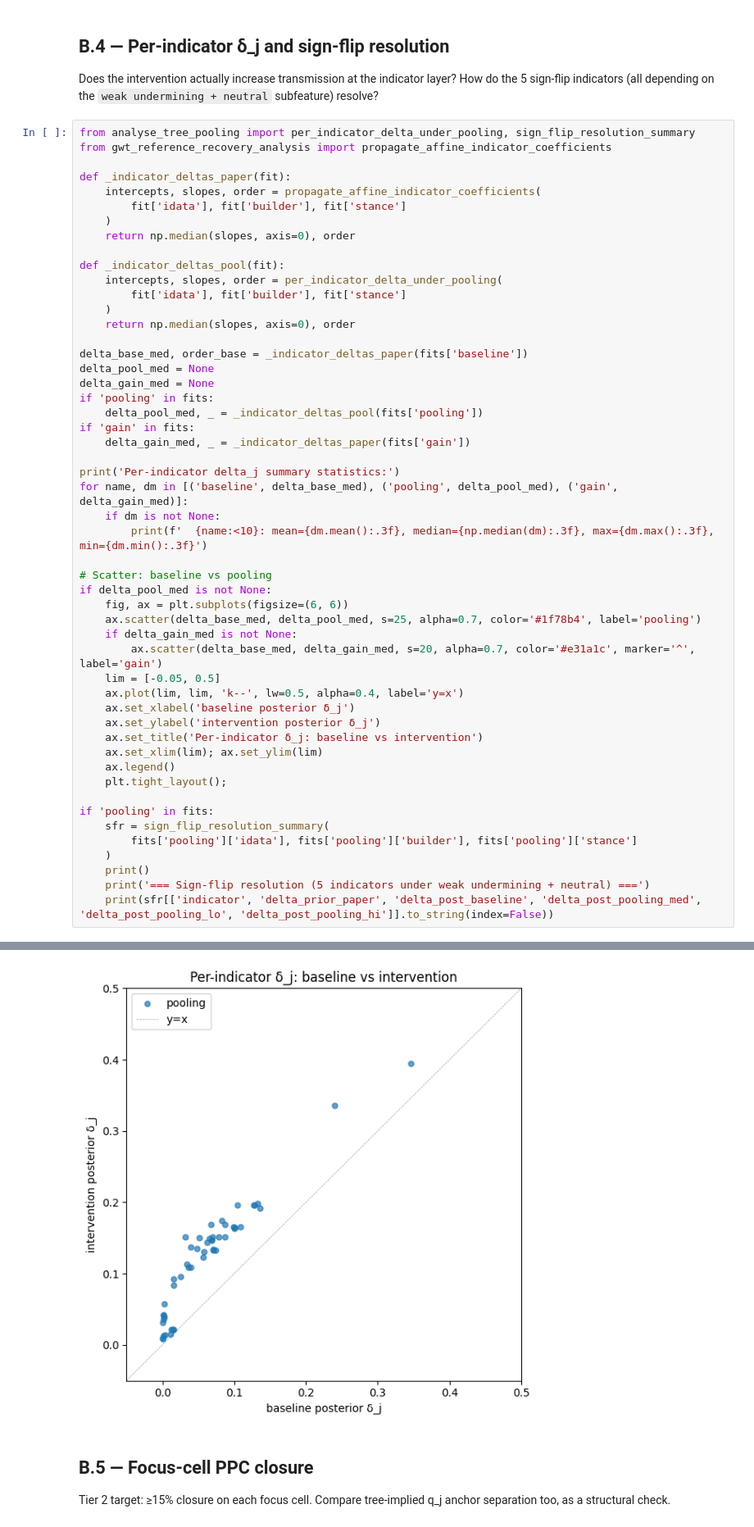
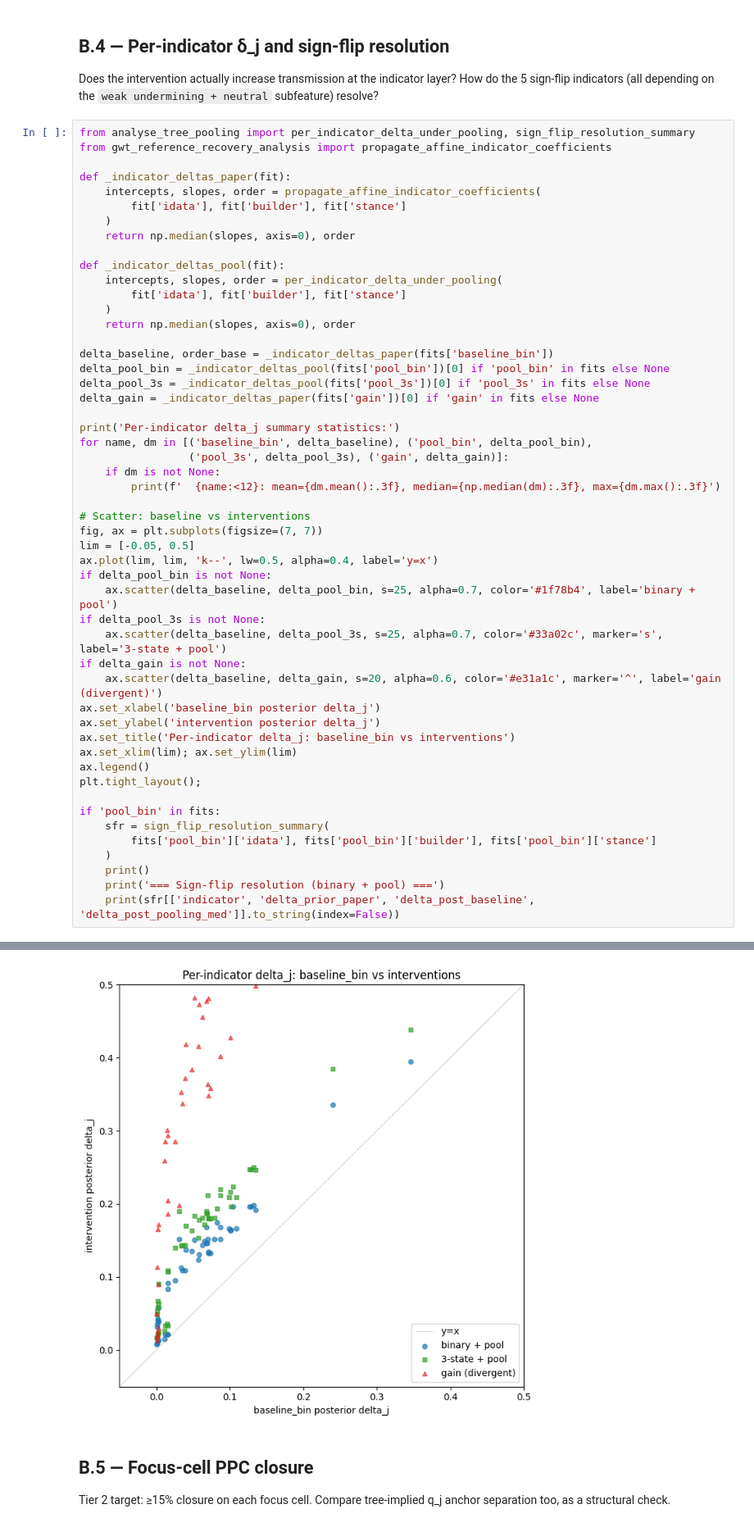
Before and after one commit to RyanJafefKelly/dcm-code, a Jupyter notebook: notebooks/18_gwt_tree_propagation.ipynb, the cells around one changed output, grey strips where cells are left out. Shown at 82% size. Cells and saved outputs as stored; diff of their text form.

```diff
--- a/notebooks/18_gwt_tree_propagation.ipynb
+++ b/notebooks/18_gwt_tree_propagation.ipynb
@@ -702,40 +688,40 @@ def _indicator_deltas_pool(fit):
     )
     return np.median(slopes, axis=0), order
 
-delta_base_med, order_base = _indicator_deltas_paper(fits['baseline'])
-delta_pool_med = None
-delta_gain_med = None
-if 'pooling' in fits:
-    delta_pool_med, _ = _indicator_deltas_pool(fits['pooling'])
-if 'gain' in fits:
-    delta_gain_med, _ = _indicator_deltas_paper(fits['gain'])
+delta_baseline, order_base = _indicator_deltas_paper(fits['baseline_bin'])
+delta_pool_bin = _indicator_deltas_pool(fits['pool_bin'])[0] if 'pool_bin' in fits else None
+delta_pool_3s = _indicator_deltas_pool(fits['pool_3s'])[0] if 'pool_3s' in fits else None
+delta_gain = _indicator_deltas_paper(fits['gain'])[0] if 'gain' in fits else None
 
 print('Per-indicator delta_j summary statistics:')
-for name, dm in [('baseline', delta_base_med), ('pooling', delta_pool_med), ('gain', delta_gain_med)]:
+for name, dm in [('baseline_bin', delta_baseline), ('pool_bin', delta_pool_bin),
+                 ('pool_3s', delta_pool_3s), ('gain', delta_gain)]:
     if dm is not None:
-        print(f'  {name:<10}: mean={dm.mean():.3f}, median={np.median(dm):.3f}, max={dm.max():.3f}, min={dm.min():.3f}')
+        print(f'  {name:<12}: mean={dm.mean():.3f}, median={np.median(dm):.3f}, max={dm.max():.3f}')
 
-# Scatter: baseline vs pooling
-if delta_pool_med is not None:
-    fig, ax = plt.subplots(figsize=(6, 6))
-    ax.scatter(delta_base_med, delta_pool_med, s=25, alpha=0.7, color='#1f78b4', label='pooling')
-    if delta_gain_med is not None:
-        ax.scatter(delta_base_med, delta_gain_med, s=20, alpha=0.7, color='#e31a1c', marker='^', label='gain')
-    lim = [-0.05, 0.5]
-    ax.plot(lim, lim, 'k--', lw=0.5, alpha=0.4, label='y=x')
-    ax.set_xlabel('baseline posterior δ_j')
-    ax.set_ylabel('intervention posterior δ_j')
-    ax.set_title('Per-indicator δ_j: baseline vs intervention')
-    ax.set_xlim(lim); ax.set_ylim(lim)
-    ax.legend()
-    plt.tight_layout();
+# Scatter: baseline vs interventions
+fig, ax = plt.subplots(figsize=(7, 7))
+lim = [-0.05, 0.5]
+ax.plot(lim, lim, 'k--', lw=0.5, alpha=0.4, label='y=x')
+if delta_pool_bin is not None:
+    ax.scatter(delta_baseline, delta_pool_bin, s=25, alpha=0.7, color='#1f78b4', label='binary + pool')
+if delta_pool_3s is not None:
+    ax.scatter(delta_baseline, delta_pool_3s, s=25, alpha=0.7, color='#33a02c', marker='s', label='3-state + pool')
+if delta_gain is not None:
+    ax.scatter(delta_baseline, delta_gain, s=20, alpha=0.6, color='#e31a1c', marker='^', label='gain (divergent)')
+ax.set_xlabel('baseline_bin posterior delta_j')
+ax.set_ylabel('intervention posterior delta_j')
+ax.set_title('Per-indicator delta_j: baseline_bin vs interventions')
+ax.set_xlim(lim); ax.set_ylim(lim)
+ax.legend()
+plt.tight_layout();
 
-if 'pooling' in fits:
+if 'pool_bin' in fits:
     sfr = sign_flip_resolution_summary(
-        fits['pooling']['idata'], fits['pooling']['builder'], fits['pooling']['stance']
+        fits['pool_bin']['idata'], fits['pool_bin']['builder'], fits['pool_bin']['stance']
     )
     print()
-    print('=== Sign-flip resolution (5 indicators under weak undermining + neutral) ===')
-    print(sfr[['indicator', 'delta_prior_paper', 'delta_post_baseline', 'delta_post_pooling_med', 'delta_post_pooling_lo', 'delta_post_pooling_hi']].to_string(index=False))
+    print('=== Sign-flip resolution (binary + pool) ===')
+    print(sfr[['indicator', 'delta_prior_paper', 'delta_post_baseline', 'delta_post_pooling_med']].to_string(index=False))
 # %% [output]
 Per-indicator delta_j summary statistics:
@@ -752,4 +740,4 @@ Information Transfer Architecture          -0.015557             0.002029
-[figure, old version]
+[figure, new version]
 # %% [markdown]
 ## B.5 — Focus-cell PPC closure
 
```
Also changed, not shown: parts of 14 cells of this notebook.
